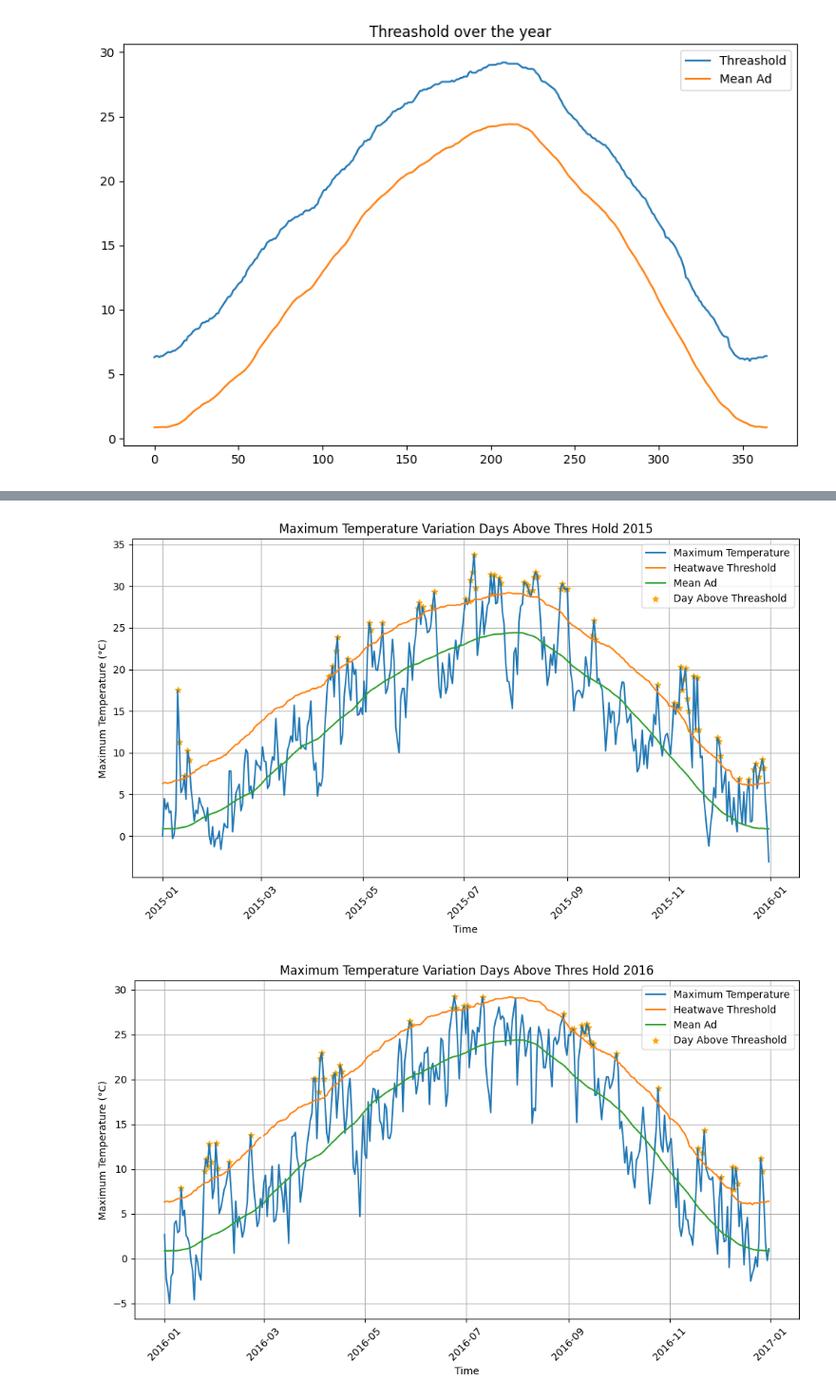
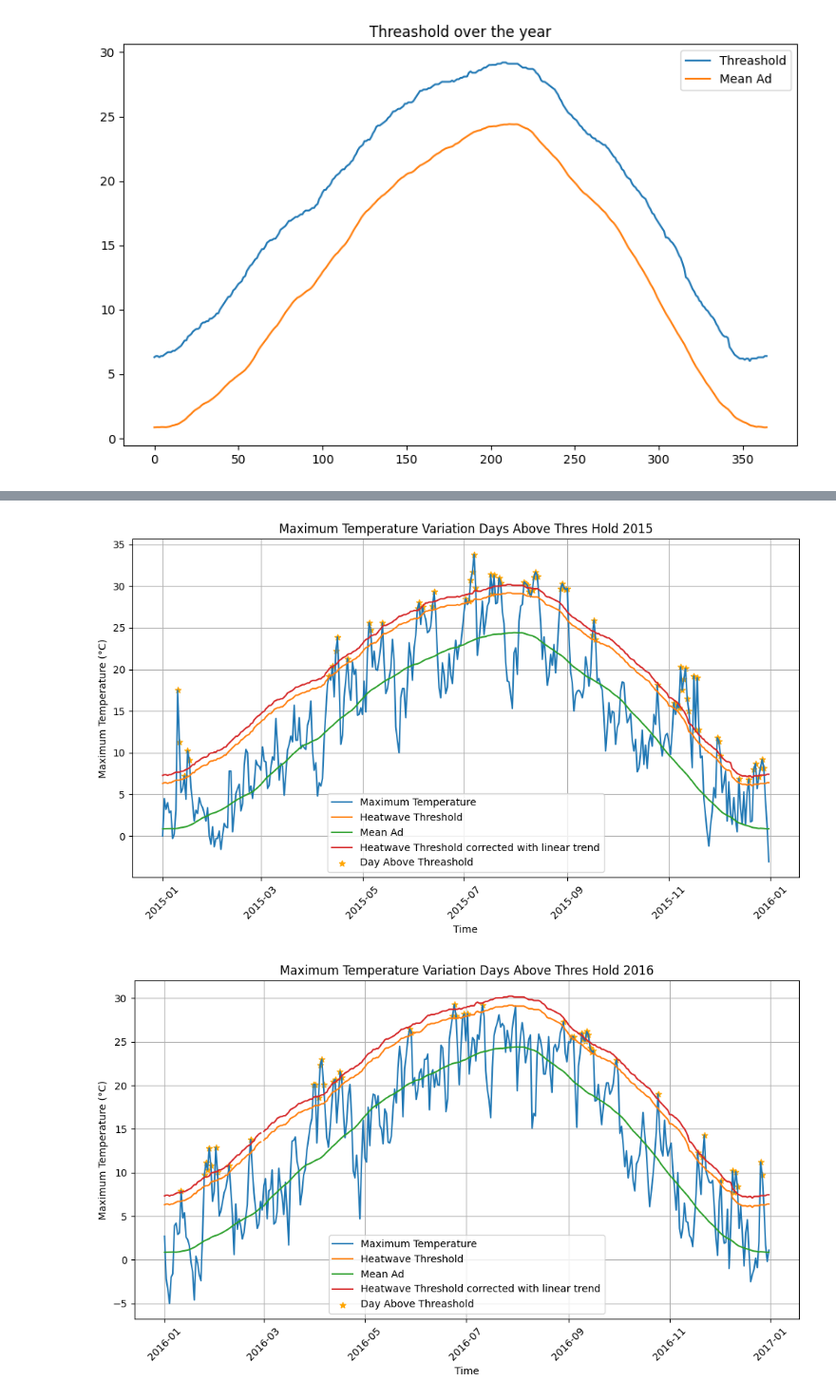
Before and after one commit to Wipfi/HeatwaveAnalysisGallmannsegg, a Jupyter notebook: hwmid_Gallmannsegg.ipynb, the cells around one changed output, grey strips where cells are left out. Shown at 95% size. Drawn from its saved outputs; the diff is of its cells as text; code cells hidden in the pictures.

Commit message:
added linear trend correction

```diff
--- a/hwmid_Gallmannsegg.ipynb
+++ b/hwmid_Gallmannsegg.ipynb
@@ -47,6 +47,7 @@ df.set_index('time', inplace=True)
 # calculate linear trendline
 coefficients = np.polyfit(np.arange(len(df)), df['TX [degree_Celsius]'], 1)
 trend_line = np.polyval(coefficients, np.arange(len(df)))
+df["trend"] = trend_line
 
 # Plot the TX (maximum temperature) against the index with a linear trend line
 plt.figure(figsize=(10, 6))
@@ -118,0 +127,22 @@ df['Mean_Ad'] = df['Calendar_Day'].map(MeanAd)
+# %%
+#Idea 1: Trend correction
+# Plot the TX (maximum temperature) against the index with a linear trend line
+ref_start_date_utc = pd.to_datetime(ref_start_date, utc=True)
+ref_end_date_utc = pd.to_datetime(ref_end_date, utc=True)
+df['trend_corr'] = df['trend'] - df.loc[(df.index >= ref_start_date_utc) & (df.index <= ref_end_date_utc)]['trend'].mean()
+
+df['Heatwave_Threshold_linear_corr'] = df['Heatwave_Threshold'] + df['trend_corr']
+
+
+plt.figure(figsize=(10, 6))
+plt.plot(df.index, df['TX [degree_Celsius]'], linestyle='-', color='b', label='Maximum Temperature')
+plt.plot(df.index, df['trend'], linestyle='-', color='r', label='Linear Trend Line')
+plt.plot(df.index, df['trend_corr'], linestyle='-', color='g', label='Trend Correction Value')
+plt.xlabel('Time')
+plt.ylabel('Maximum Temperature (°C)')
+plt.title('Maximum Temperature Variation with Linear Trend Line')
+plt.grid(True)
+plt.xticks(rotation=45)
+plt.tight_layout()
+plt.legend()
+plt.show()
@@ -176,6 +220,7 @@ def plotDataForYear(df, year):
     plt.plot(df2.index, df2['TX [degree_Celsius]'], linestyle='-', label='Maximum Temperature')
     plt.plot(df2.index, df2['Heatwave_Threshold'], linestyle='-',  label='Heatwave Threshold')
     plt.plot(df2.index, df2['Mean_Ad'], linestyle='-',  label='Mean Ad')
+    plt.plot(df2.index, df2['Heatwave_Threshold_linear_corr'], linestyle='-',  label='Heatwave Threshold corrected with linear trend')
     coefficients = np.polyfit(np.arange(len(df)), df['TX [degree_Celsius]'], 1)
     trend_line = np.polyval(coefficients, np.arange(len(df)))
     plt.xlabel('Time')
@@ -214,2 +259,2 @@ plotDataForYear(df, "2023")
-[figure, old version]
+[figure, new version]
-[figure, old version]
+[figure, new version]
```
Also changed, not shown: parts of 4 cells of this notebook.
